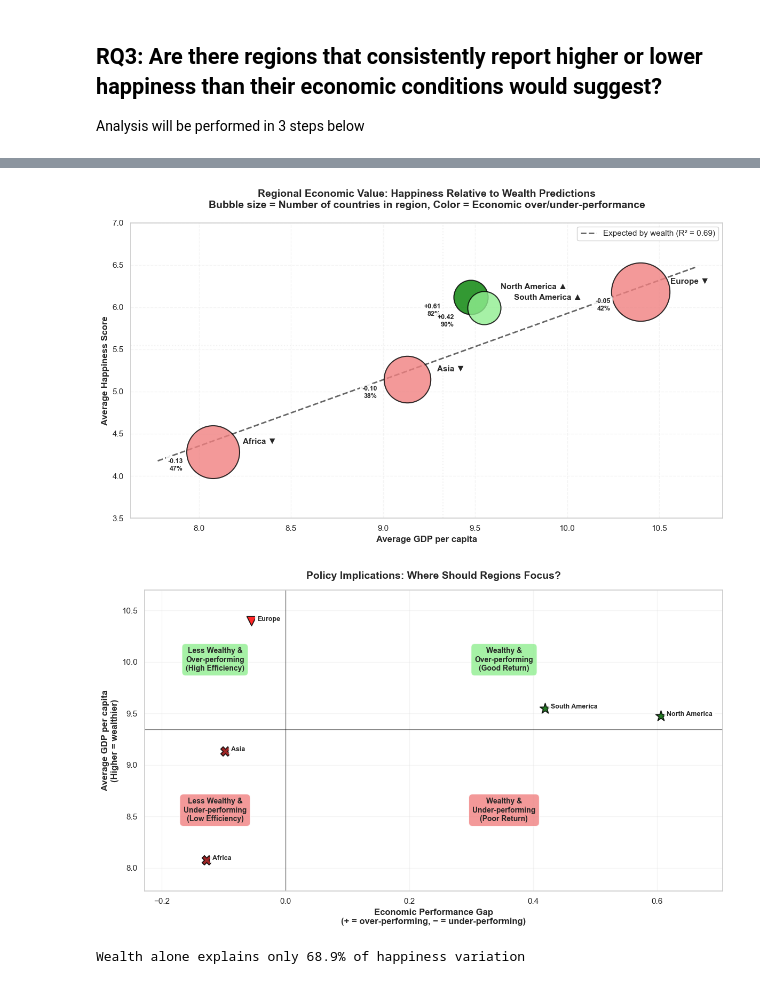
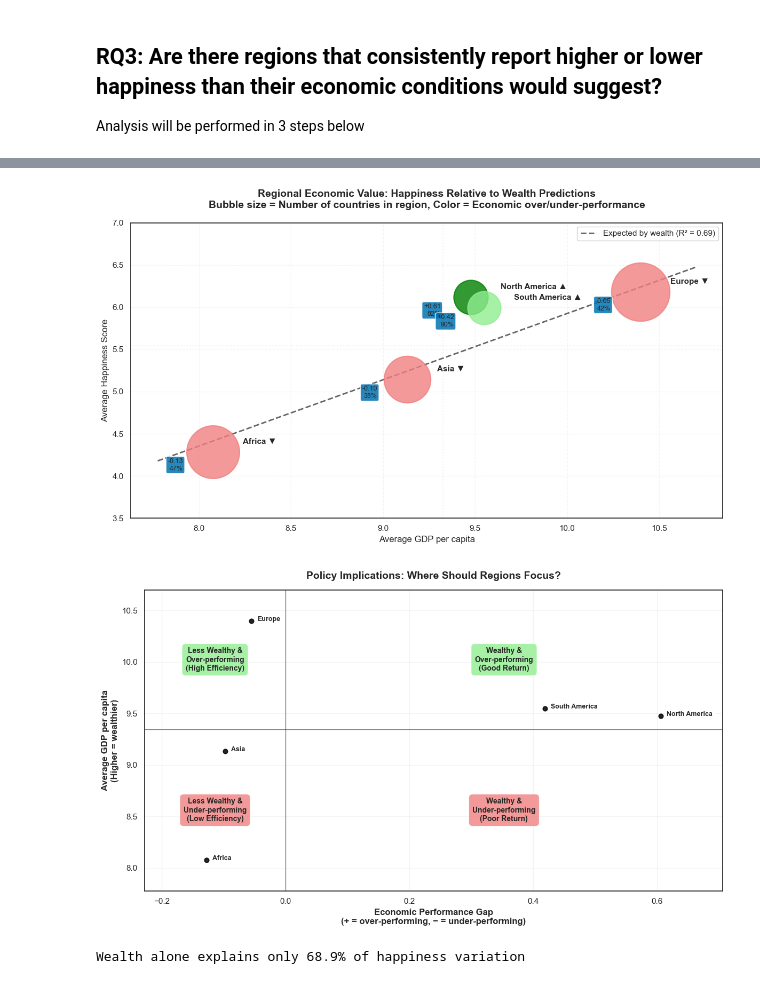
Before and after one commit to baxasd/DVCW, a Jupyter notebook: Z22590018.ipynb, the cells around one changed output, grey strips where cells are left out. Drawn from its saved outputs; the diff is of its cells as text; code cells hidden in the pictures.

```diff
--- a/Z22590018.ipynb
+++ b/Z22590018.ipynb
@@ -1309,7 +1309,6 @@ for _, row in region_agg.iterrows():
         s=600 + row["N_Countries"] * 140,
         color=row["Color"],
         alpha=0.80,
-        edgecolors="black",
         linewidth=1.5,
         zorder=3
     )
@@ -1320,14 +1319,7 @@ for _, row in region_agg.iterrows():
     # Region label (top-right)
     ax.text(
         row["Avg_GDP"] + x_offset,
-        row["Avg_Happiness"] + y_offset,
-        f"{row['Region']} {symbol}",
-        ha="left",
-        va="bottom",
-        fontsize=11,
-        fontweight="bold",
-        zorder=4
-    )
+        row["Avg_Happiness"] + y_offset, f"{row['Region']} {symbol}", ha="left", va="bottom",fontsize=11,fontweight="bold",zorder=4)
 
     # Performance details (bottom-left)
     ax.text(
@@ -1337,58 +1329,47 @@ for _, row in region_agg.iterrows():
         ha="right",
         va="top",
         fontsize=9,
-        fontweight="bold",
-        bbox=dict(
-            boxstyle="round,pad=0.25",
-            facecolor="white",
-            alpha=0.85), zorder=4)
+        bbox=dict( boxstyle="round,pad=0.25", alpha=0.85), zorder=4)
 
 # GDP-only expected trend line
 x_range = np.linspace(region_agg["Avg_GDP"].min() - 0.3, region_agg["Avg_GDP"].max() + 0.3, 200)
 x_df = pd.DataFrame({"GDP": x_range})
 y_expected = model_gdp_only.predict(x_df)
 
 ax.plot(x_range, y_expected, linestyle="--", linewidth=2, color="black", alpha=0.6, label=f"Expected by wealth (R² = {r2_gdp_only:.2f})", zorder=2)
 
 # Reference lines
 ax.axhline(region_agg["Avg_Happiness"].mean(), color="gray", linestyle=":", alpha=0.1)
 ax.axvline(region_agg["Avg_GDP"].mean(), color="gray", linestyle=":",alpha=0.1)
 
 # Final formatting
-ax.set_xlabel("Average GDP per capita", fontsize=12, fontweight="bold")
-ax.set_ylabel("Average Happiness Score", fontsize=12, fontweight="bold")
+ax.set_xlabel("Average GDP per capita", fontsize=12)
+ax.set_ylabel("Average Happiness Score", fontsize=12)
 
 ax.set_ylim(3.5, 7)
 
 ax.set_title(
     "Regional Economic Value: Happiness Relative to Wealth Predictions\n"
     "Bubble size = Number of countries in region, Color = Economic over/under-performance",
     fontsize=14,
     fontweight="bold",
     pad=20
 )
 
 ax.grid(True, alpha=0.2, linestyle="--")
 ax.legend(frameon=True, framealpha=0.9)
 
 plt.tight_layout()
 save_fig("assets/rq3/rq3_regional_economic_value.png")
 plt.show()
 # %% [output]
-[figure, old version]
+[figure, new version]
 # %%
 # Precompute references
 gdp_mean = df_rq3["GDP"].mean()
 
-x_min, x_max = (
-    region_agg["Performance_Gap"].min() - 0.1,
-    region_agg["Performance_Gap"].max() + 0.1
-)
-y_min, y_max = (
-    region_agg["Avg_GDP"].min() - 0.3,
-    region_agg["Avg_GDP"].max() + 0.3
-)
-
+x_min, x_max = (region_agg["Performance_Gap"].min() - 0.1,region_agg["Performance_Gap"].max() + 0.1)
+y_min, y_max = (region_agg["Avg_GDP"].min() - 0.3, region_agg["Avg_GDP"].max() + 0.3)
 fig, ax = plt.subplots(figsize=(12, 7))
 
 ax.set_xlim(x_min, x_max)
@@ -1398,36 +1379,13 @@ ax.set_ylim(y_min, y_max)
 ax.axhline(gdp_mean, color="black", alpha=0.5, linewidth=1)
 ax.axvline(0, color="black", alpha=0.5, linewidth=1)
 
-# Marker styles by quadrant
-quadrant_styles = {
-    "Wealthy & Over-performing": dict(marker="*", color="darkgreen", size=220),
-    "Less Wealthy & Over-performing": dict(marker="^", color="green", size=160),
-    "Wealthy & Under-performing": dict(marker="v", color="red", size=160),
-    "Less Wealthy & Under-performing": dict(marker="X", color="darkred", size=160),
-}
-
-def classify_region(row):
-    if row["Performance_Gap"] > 0 and row["Avg_GDP"] > gdp_mean:
-        return "Wealthy & Over-performing"
-    if row["Performance_Gap"] > 0 and row["Avg_GDP"] <= gdp_mean:
-        return "Less Wealthy & Over-performing"
-    if row["Performance_Gap"] <= 0 and row["Avg_GDP"] > gdp_mean:
-        return "Wealthy & Under-performing"
-    return "Less Wealthy & Under-performing"
-
 # Plot regions
 for _, row in region_agg.iterrows():
-    quadrant = classify_region(row)
-    style = quadrant_styles[quadrant]
-
     ax.scatter(
         row["Performance_Gap"],
         row["Avg_GDP"],
-        s=style["size"],
-        marker=style["marker"],
-        color=style["color"],
+        color="black",
         alpha=0.85,
-        edgecolors="black",
         linewidth=1.3,
         zorder=3)
 
@@ -1487,5 +1445,5 @@ plt.show()
 
 print(f"Wealth alone explains only {r2_gdp_only:.1%} of happiness variation")
 # %% [output]
-[figure, old version]
+[figure, new version]
 Wealth alone explains only 68.9% of happiness variation
```
Also changed, not shown: parts of 11 cells of this notebook, 13 other files.
